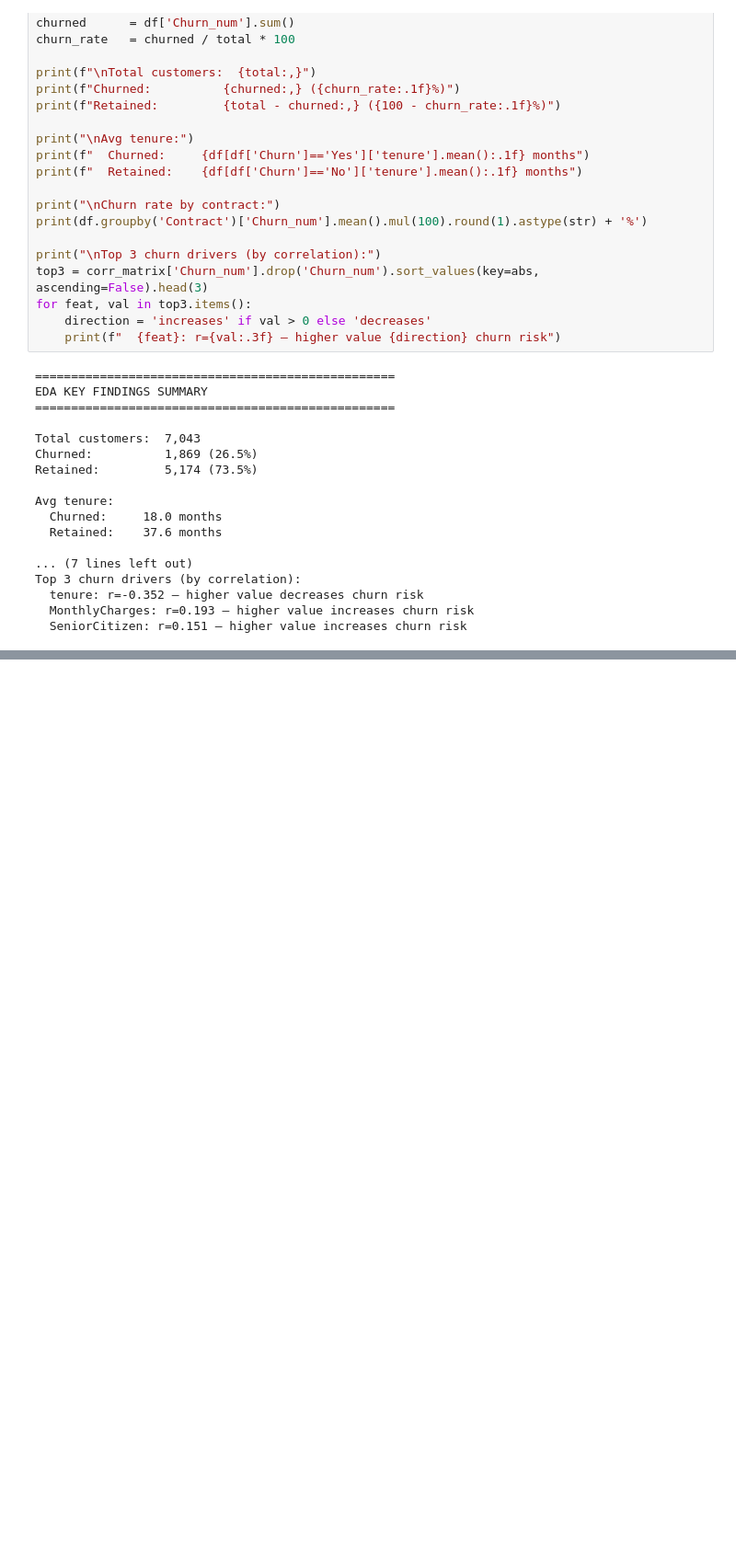
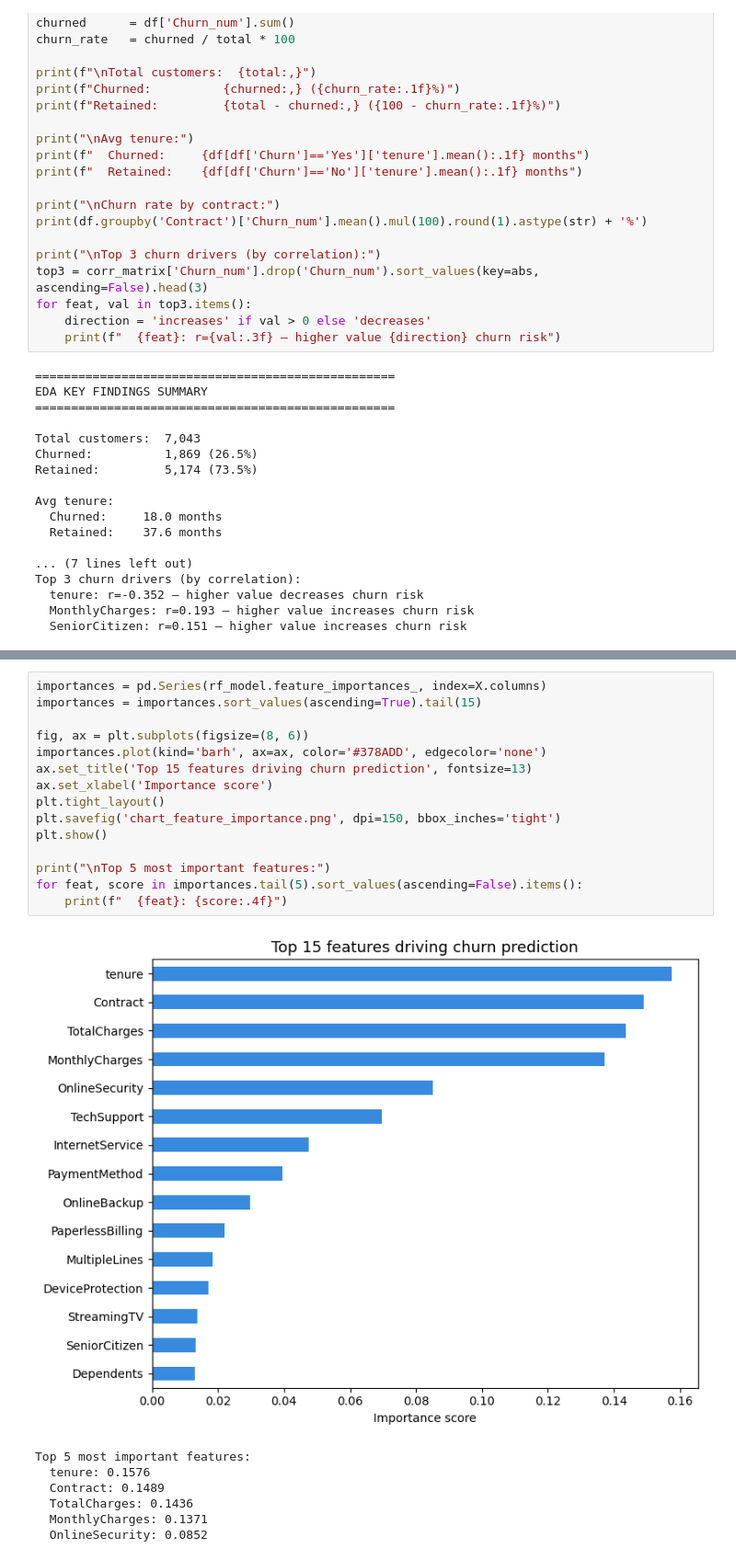
Before and after one commit to VinayTodkar/customer-churn-analysis, a Jupyter notebook: customer-churn-analysis.ipynb, the cells around one changed output, grey strips where cells are left out. Shown at 92% size. Drawn from its saved outputs; the diff is of its cells as text; blank space fills up the shorter version.

```diff
--- a/customer-churn-analysis.ipynb
+++ b/customer-churn-analysis.ipynb
@@ -246,0 +478,23 @@ Top 3 churn drivers (by correlation):
+# %%
+importances = pd.Series(rf_model.feature_importances_, index=X.columns)
+importances = importances.sort_values(ascending=True).tail(15)
+
+fig, ax = plt.subplots(figsize=(8, 6))
+importances.plot(kind='barh', ax=ax, color='#378ADD', edgecolor='none')
+ax.set_title('Top 15 features driving churn prediction', fontsize=13)
+ax.set_xlabel('Importance score')
+plt.tight_layout()
+plt.savefig('chart_feature_importance.png', dpi=150, bbox_inches='tight')
+plt.show()
+
+print("\nTop 5 most important features:")
+for feat, score in importances.tail(5).sort_values(ascending=False).items():
+    print(f"  {feat}: {score:.4f}")
+# %% [output]
+[figure, added]
+Top 5 most important features:
+  tenure: 0.1576
+  Contract: 0.1489
+  TotalCharges: 0.1436
+  MonthlyCharges: 0.1371
+  OnlineSecurity: 0.0852
```
Also changed, not shown: parts of 13 cells of this notebook.
